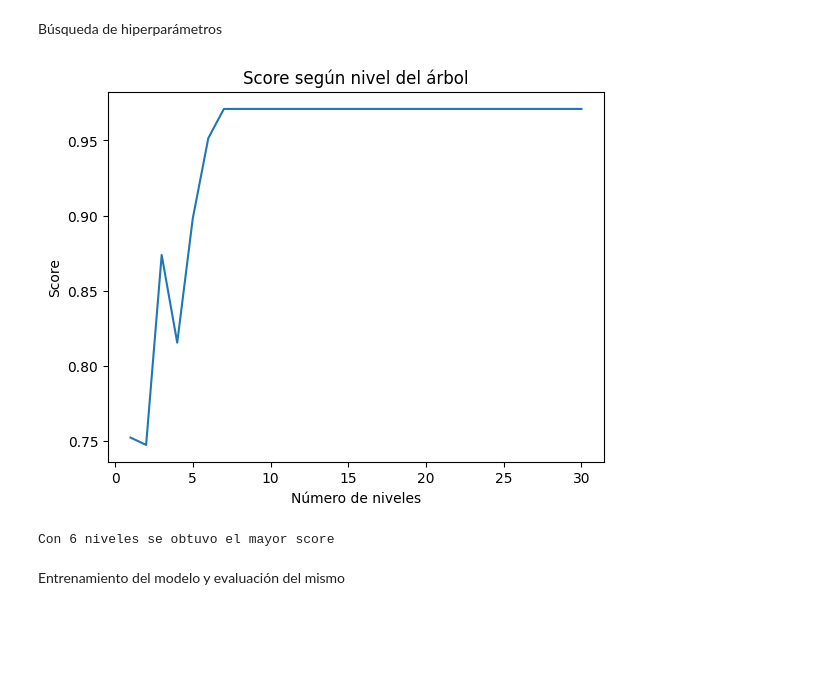
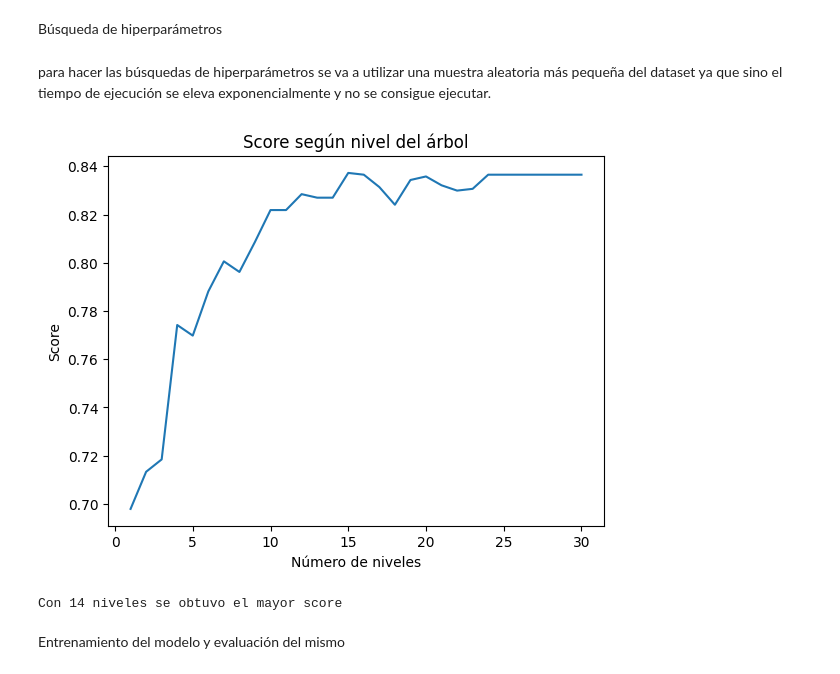
Before and after one commit to AliciaAS/TFM_Startups_Gacela, a Jupyter notebook: PRED_ALTO_CREC/PRED_Y_ANALISIS_ALTOCREC.ipynb, the cells around one changed output. Drawn from its saved outputs; the diff is of its cells as text; code cells hidden in the pictures; blank space fills up the shorter version.

```diff
--- a/PRED_ALTO_CREC/PRED_Y_ANALISIS_ALTOCREC.ipynb
+++ b/PRED_ALTO_CREC/PRED_Y_ANALISIS_ALTOCREC.ipynb
@@ -362,8 +360,8 @@ Una vez que se haya abordado el desbalanceo de los datos, se puede considerar la
 # %% [markdown]
 Lo primero de todo, se van a eliminar las columnas relacionadas con las ventas, ya que el alto crecimiento de una empresa depende completamente de ellas. Así podemos ver otros factores que intervienen en el alto crecimiento de una empresa.
 # %%
-#data2=pd.read_csv('data2.csv')
-#data2.drop(columns=['VENTAS_FINAL', 'Unnamed: 0'], axis=1, inplace=True)
+data2=pd.read_csv('data2.csv')
+data2.drop(columns=['VENTAS_FINAL', 'Unnamed: 0'], axis=1, inplace=True)
 # %%
 eliminar=[]
 for col in data2:
@@ -412,7 +410,7 @@ X_scaled = scaler.fit_transform(X)
 smote_enn = SMOTEENN(random_state=0)
 
 # Aplicar SMOTEENN a los datos de entrenamiento
-X_resampled, y_resampled = smote_enn.fit_resample(X, Y)
+X_resampled, y_resampled = smote_enn.fit_resample(X_scaled, Y)
 # %% [markdown]
 ##Reducción de la dimensionalidad
 # %% [markdown]
@@ -425,30 +423,38 @@ X_train_sm, X_test_sm, Y_train_sm, Y_test_sm = train_test_split(X_resampled, y_r
 X_train_sm, X_val_sm, Y_train_sm, Y_val_sm = train_test_split(X_train_sm, Y_train_sm, test_size = 0.15, random_state = 42)
 # %% [markdown]
 Búsqueda de hiperparámetros
+# %% [markdown]
+para hacer las búsquedas de hiperparámetros se va a utilizar una muestra aleatoria más pequeña del dataset ya que sino el tiempo de ejecución se eleva exponencialmente y no se consigue ejecutar.
+# %%
+X_m=X_resampled[:2500]
+X_muestra=X_train_sm[:2500]
+Y_muestra=Y_train_sm[:2500]
+X_test_m=X_test_sm[:2500]
+Y_test_m=Y_test_sm[:2500]
 # %%
 #vemos profundidad del árbol
 class_tree = tree.DecisionTreeClassifier(random_state=42)
 scores = []
-num_variables = len(X_resampled)
+num_variables = len(X_m)
 n_niveles = range(1, num_variables + 1)
 
 
 for n in n_niveles:
     class_tree.set_params(max_depth = n)
-    class_tree.fit(X_train_sm, Y_train_sm)
-    scores.append(class_tree.score(X_test_sm, Y_test_sm))
+    class_tree.fit(X_muestra, Y_muestra)
+    scores.append(class_tree.score(X_test_m, Y_test_m))
 
 plt.title("Score según nivel del árbol")
 plt.xlabel("Número de niveles")
 plt.ylabel("Score")
 plt.plot(n_niveles[0:30], scores[0:30])
 plt.show()
 # %% [output]
-[figure, old version]
+[figure, new version]
 # %%
 print('Con {} niveles se obtuvo el mayor score'.format(np.argmax(scores)))
 # %% [output]
-Con 6 niveles se obtuvo el mayor score
+Con 14 niveles se obtuvo el mayor score
 # %% [markdown]
 Entrenamiento del modelo y evaluación del mismo
 # %%
```
Also changed, not shown: parts of 39 cells of this notebook, 1 other file.
